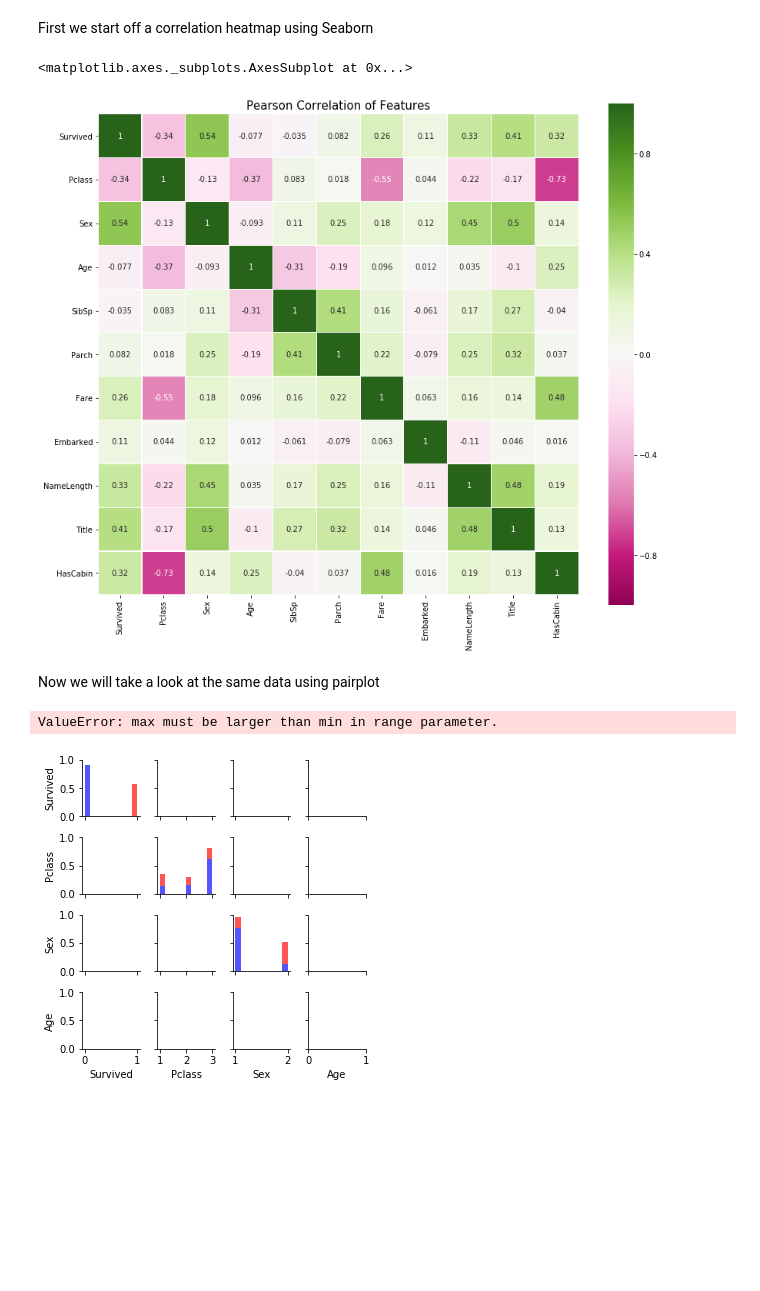
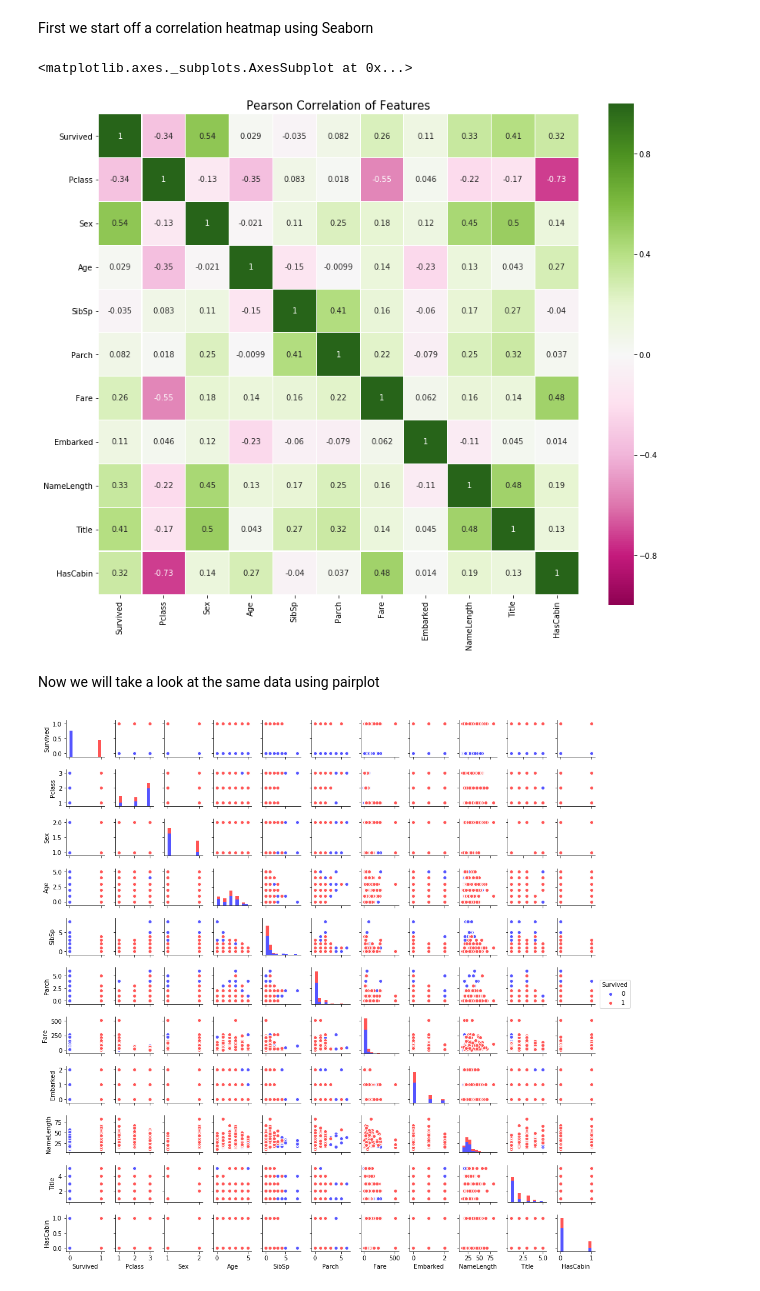
Before and after one commit to danjpark/python-titanic, a Jupyter notebook: TitanicDataDiscoveryTransformation.ipynb, the cells around one changed output. Cells and saved outputs as stored; diff of their text form; code cells hidden in the pictures; blank space fills up the shorter version.

Commit message:
data is all cleaned up now

```diff
--- a/TitanicDataDiscoveryTransformation.ipynb
+++ b/TitanicDataDiscoveryTransformation.ipynb
@@ -323,0 +267,17 @@ http://pandas.pydata.org/pandas-docs/stable/indexing.html#deprecate-loc-reindex-
+# %%
+def age_buckets(age):
+    if age <= 18:
+        return 1
+    elif age > 18 and age <= 32:
+        return 2
+    elif age > 32 and age <= 48:
+        return 3
+    elif age > 48 and age <= 60:
+        return 4
+    elif age > 60:
+        return 5
+    else:
+        return 0
+
+train['Age'] = train['Age'].map(age_buckets)
+train.head(10)
@@ -349,13 +354,15 @@ for idx, val in enumerate(fullData):
                                                   'Rare')
     fullData[idx]['Title'] = val['Title'].replace(['Mlle','Ms'], 'Miss')
     fullData[idx]['Title'] = val['Title'].replace(['Mme'], 'Mrs')
-    fullData[idx]["Title"] = train["Title"].map({"Mr": 1, "Miss": 2, "Mrs" : 3, "Master" : 4, "Rare" : 5})
-    fullData[idx]["Title"] = train["Title"].fillna(0)
+    fullData[idx]["Title"] = val["Title"].map({"Mr": 1, "Miss": 2, "Mrs" : 3, "Master" : 4, "Rare" : 5})
+    fullData[idx]["Title"] = val["Title"].fillna(0)
     fullData[idx]['Sex'] = val['Sex'].map({'male':1, 'female':2})
     fullData[idx]['HasCabin'] = val["Cabin"].apply(lambda x: 0 if type(x) == float else 1)
     fullData[idx]['Embarked'] = val['Embarked'].map( {'S': 0, 'C': 1, 'Q': 2} )
     fullData[idx] = val.drop(columns=['Cabin', 'Ticket', 'Name'])
 
+    fullData[idx]['Age'] = val['Age'].map(age_buckets)
+    fullData[idx]['Embarked'] = val['Embarked'].fillna(0)
 
 train, test = fullData
 
@@ -396,27 +400,29 @@ sns.heatmap(train.astype(float).corr(),
             annot=True)
 # %% [output]
 <matplotlib.axes._subplots.AxesSubplot at 0x...>
-[figure, old version]
+[figure, new version]
 # %% [markdown]
 Now we will take a look at the same data using pairplot
 # %%
 g = sns.pairplot(train[[u'Survived',
                         u'Pclass',
                         u'Sex',
                         u'Age',
-#                         u'SibSp',
-#                         u'Parch',
-#                         u'Fare',
-#                         u'Embarked',
-#                         u'NameLength',
-#                         u'Title',
-#                         u'HasCabin'
+                        u'SibSp',
+                        u'Parch',
+                        u'Fare',
+                        u'Embarked',
+                        u'NameLength',
+                        u'Title',
+                        u'HasCabin'
                        ]],
                  hue='Survived',
                  palette = 'seismic',
                  size=1.2,
+#                  diag_kind = 'kde',
+#                  diag_kws=dict(shade=True),
+#                  plot_kws=dict(s=10)
                 )
 # g.set(xticklabels=[])
 # %% [output]
-ValueError: max must be larger than min in range parameter.
-[figure, old version]
+[figure, new version]
```
Also changed, not shown: parts of 12 cells of this notebook.
